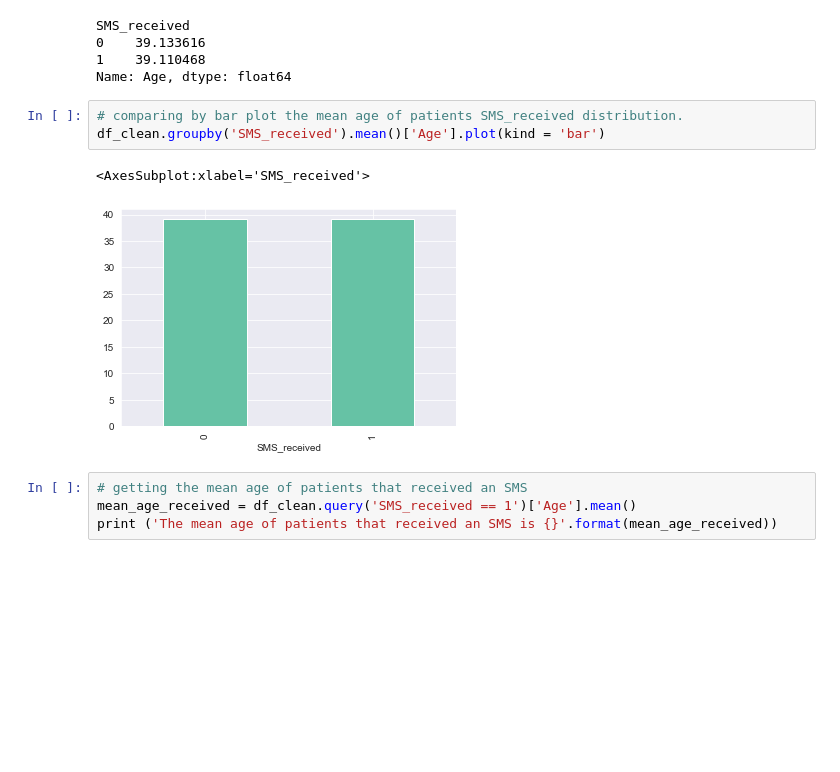
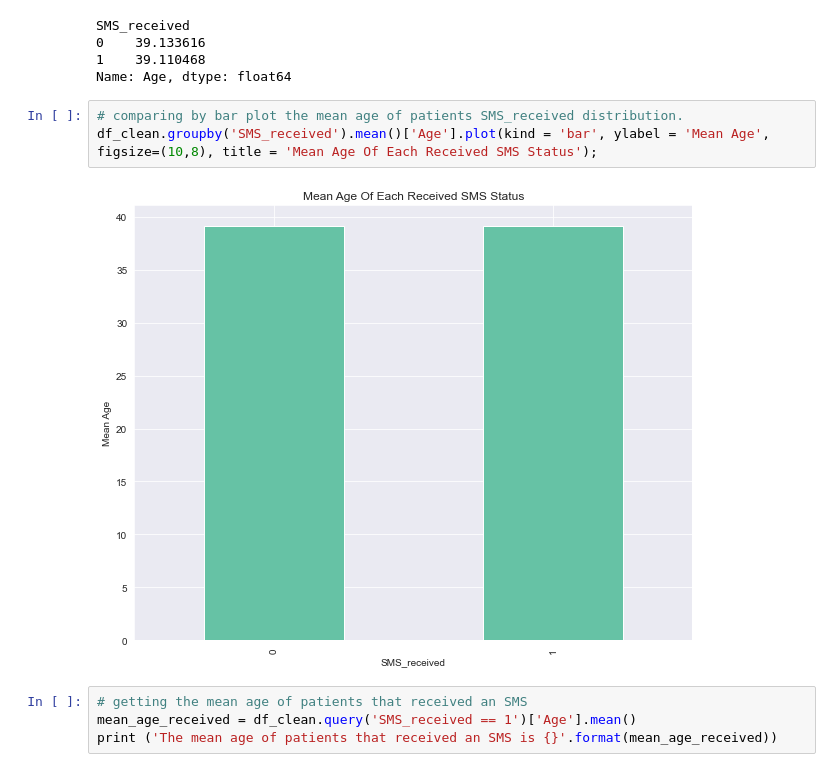
Before and after one commit to thetundedoherty/Investigation-on-medical-appointment-records-in-Brazil, a Jupyter notebook: Investigation on medical appointment records in Brazil .ipynb, the cells around one changed output. Cells and saved outputs as stored; diff of their text form; blank space fills up the shorter version.

```diff
--- a/Investigation on medical appointment records in Brazil .ipynb
+++ b/Investigation on medical appointment records in Brazil .ipynb
@@ -688,10 +691,9 @@ SMS_received
 Name: Age, dtype: float64
 # %%
 # comparing by bar plot the mean age of patients SMS_received distribution.
-df_clean.groupby('SMS_received').mean()['Age'].plot(kind = 'bar')
+df_clean.groupby('SMS_received').mean()['Age'].plot(kind = 'bar', ylabel = 'Mean Age', figsize=(10,8), title = 'Mean Age Of Each Received SMS Status');
 # %% [output]
-<AxesSubplot:xlabel='SMS_received'>
-[figure, old version]
+[figure, new version]
 # %%
 # getting the mean age of patients that received an SMS
 mean_age_received = df_clean.query('SMS_received == 1')['Age'].mean()
```
Also changed, not shown: parts of 23 cells of this notebook.
